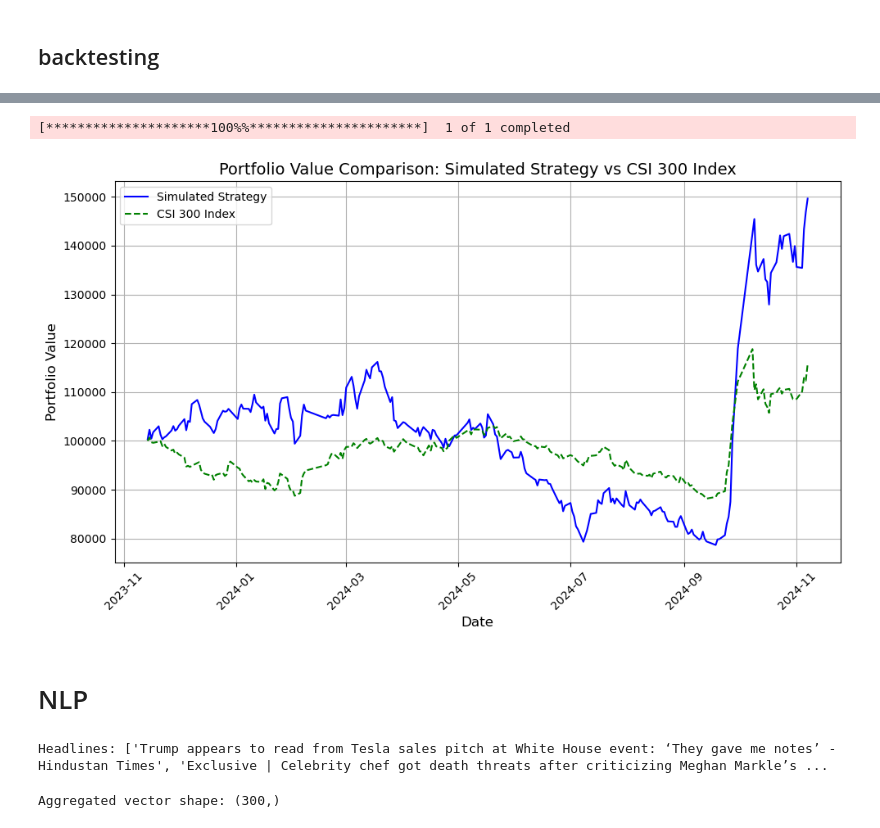
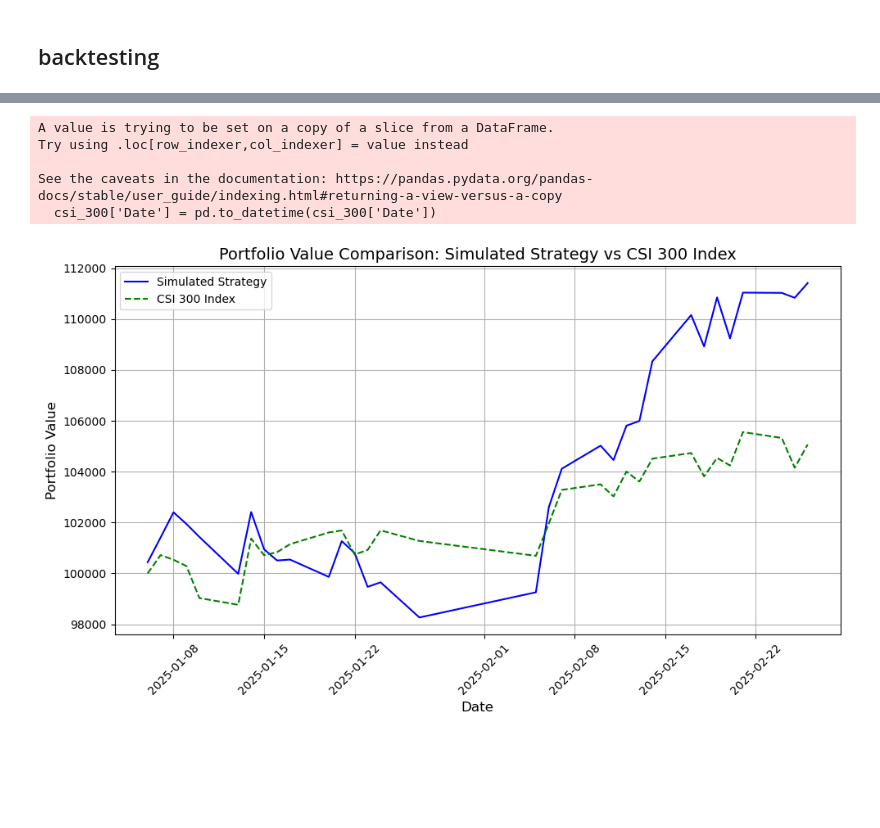
Before and after one commit to ChuhanShi/quantchaser, a Jupyter notebook: quantchaser.ipynb, the cells around one changed output, grey strips where cells are left out. Cells and saved outputs as stored; diff of their text form; code cells hidden in the pictures; blank space fills up the shorter version.

Commit message:
Updated Process

```diff
--- a/quantchaser.ipynb
+++ b/quantchaser.ipynb
@@ -252,0 +256,20 @@ Text(0.5, 1.0, 'Stock Price Chart')
+# %%
+portfolio_value_df = pd.read_csv('portfolio_value.csv')
+
+csi_300_ticker = '000300.SS'
+csi_300_data = yf.download(csi_300_ticker, start=portfolio_value_df['Date'].min(), end=portfolio_value_df['Date'].max())
+
+# Extract the 'Adj Close' price for the CSI 300 index and calculate the portfolio value
+initial_investment = 100000
+csi_300_data['Portfolio Value'] = initial_investment * csi_300_data['Close'] / csi_300_data['Close'].iloc[0]
+
+csi_300_data.reset_index(inplace=True)
+
+# If the DataFrame has multi-level columns, flatten them first:
+if isinstance(csi_300_data.columns, pd.MultiIndex):
+    csi_300_data.columns = csi_300_data.columns.get_level_values(0)
+
+# Now, keep only the desired columns:
+csi_300 = csi_300_data[['Date', 'Portfolio Value']]
+
+csi_300.head()
@@ -253,72 +284,30 @@ Text(0.5, 1.0, 'Stock Price Chart')
 # %%
-portfolio_value_df = pd.read_csv('portfolio_value1.csv')
-
-csi_300_ticker = '000300.SS'
-csi_300_data = yf.download(csi_300_ticker, start=portfolio_value_df['Date'].min(), end=portfolio_value_df['Date'].max())
-
-# Extract the 'Adj Close' price for the CSI 300 index and calculate the portfolio value
-initial_investment = 100000
-csi_300_data['Portfolio Value'] = initial_investment * csi_300_data['Adj Close'] / csi_300_data['Adj Close'].iloc[0]
-
 # Merge the simulated strategy portfolio value with the CSI 300 index portfolio value on the 'Date'
 portfolio_value_df['Date'] = pd.to_datetime(portfolio_value_df['Date'])
-csi_300_data.reset_index(inplace=True)
-csi_300_data['Date'] = pd.to_datetime(csi_300_data['Date'])
+csi_300['Date'] = pd.to_datetime(csi_300['Date'])
 
-merged_df = pd.merge(portfolio_value_df, csi_300_data[['Date', 'Portfolio Value']], on='Date', how='inner', suffixes=('_Simulated', '_CSI300'))
+merged_df = pd.merge(portfolio_value_df, csi_300[['Date', 'Portfolio Value']], on='Date', how='inner', suffixes=('_Simulated', '_CSI300'))
 
 # Plot the portfolio values of both strategies
 plt.figure(figsize=(10, 6))
 plt.plot(merged_df['Date'], merged_df['Portfolio Value_Simulated'], label='Simulated Strategy', color='blue')
 plt.plot(merged_df['Date'], merged_df['Portfolio Value_CSI300'], label='CSI 300 Index', color='green', linestyle='--')
 
 # Add labels and title
 plt.title('Portfolio Value Comparison: Simulated Strategy vs CSI 300 Index', fontsize=14)
 plt.xlabel('Date', fontsize=12)
 plt.ylabel('Portfolio Value', fontsize=12)
 plt.legend(loc='upper left')
 plt.xticks(rotation=45)
 plt.grid(True)
 
 # Show the plot
 plt.tight_layout()
 plt.show()
 # %% [output]
-[*********************100%%**********************]  1 of 1 completed
+A value is trying to be set on a copy of a slice from a DataFrame.
+Try using .loc[row_indexer,col_indexer] = value instead
+
+See the caveats in the documentation: https://pandas.pydata.org/pandas-docs/stable/user_guide/indexing.html#returning-a-view-versus-a-copy
+  csi_300['Date'] = pd.to_datetime(csi_300['Date'])
-[figure, old version]
+[figure, new version]
-# %% [markdown]
-# NLP
-# %%
-import requests
-
-# Set your API endpoint and parameters
-url = 'https://newsapi.org/v2/top-headlines'
-params = {
-    'country': 'us',           # You can change the country or other parameters
-    'apiKey': 'b4b580e3e61442328828ad4d1774df27'   # Replace with your NewsAPI key
-}
-
-# Request headlines
-response = requests.get(url, params=params)
-data = response.json()
-
-# Extract headlines from the response
-headlines = [article['title'] for article in data.get('articles', []) if article.get('title')]
-print("Headlines:", headlines)
-# %% [output]
-Headlines: ['Trump appears to read from Tesla sales pitch at White House event: ‘They gave me notes’ - Hindustan Times', 'Exclusive | Celebrity chef got death threats after criticizing Meghan Markle’s ...
-# %%
-import spacy
-import numpy as np
-
-# Load the spaCy model (make sure to download it first: python -m spacy download en_core_web_md)
-nlp = spacy.load('en_core_web_md')
-
-# Process each headline and obtain its vector representation
-headline_vectors = [nlp(headline).vector for headline in headlines]
-# Optionally, compute an average vector if you're aggregating multiple headlines
-if headline_vectors:
-    aggregated_vector = np.mean(headline_vectors, axis=0)
-    print("Aggregated vector shape:", aggregated_vector.shape)
-# %% [output]
-Aggregated vector shape: (300,)
```
Also changed, not shown: parts of 15 cells of this notebook, 4 other files.
